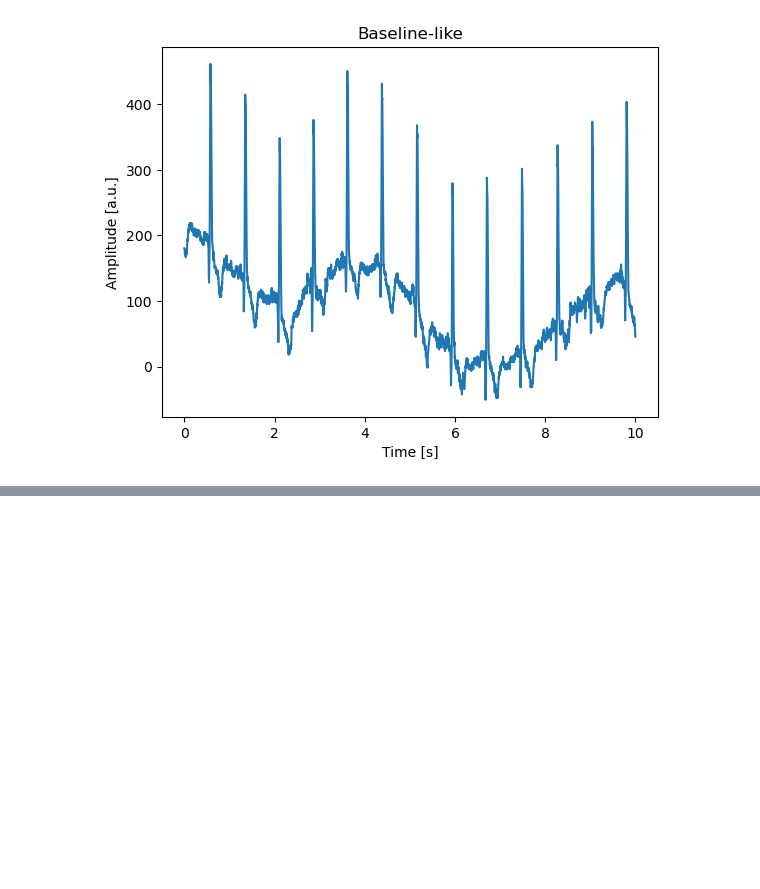
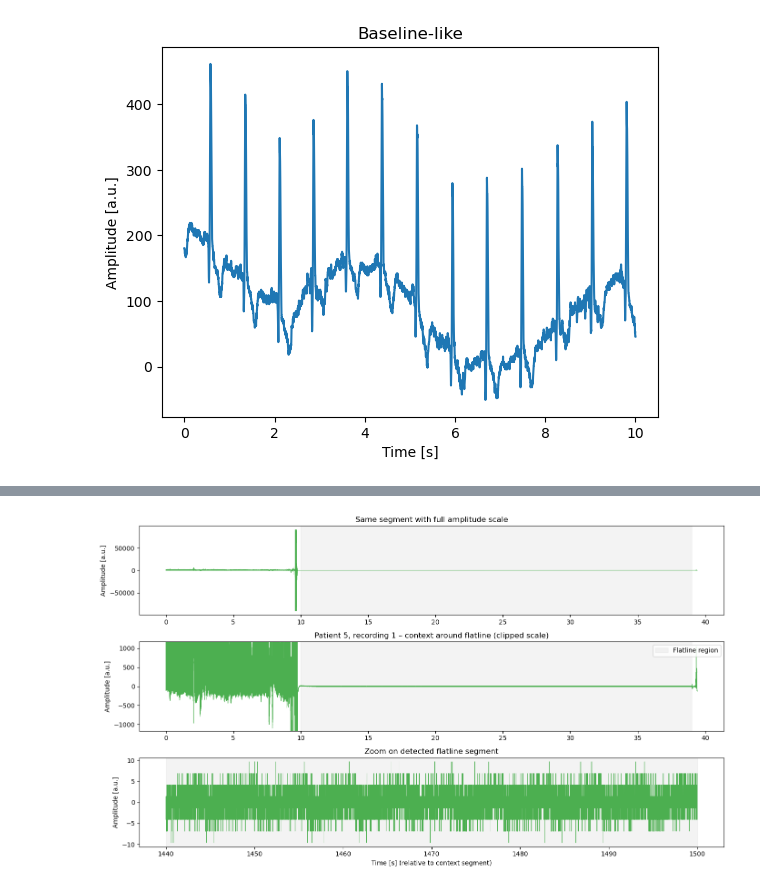
Before and after one commit to AU668208/Epilepsy_MasterThesis, a Jupyter notebook: Study3_main.ipynb, the cells around one changed output, grey strips where cells are left out. Saved outputs shown, nothing was run; the diff lists cells and outputs as text; code cells hidden in the pictures; blank space fills up the shorter version.

```diff
--- a/Study3_main.ipynb
+++ b/Study3_main.ipynb
@@ -422,0 +484,87 @@ Baseline-like: window 14068.0 starting at 140680.0 s
+# %%
+import numpy as np
+import matplotlib.pyplot as plt
+from src.hrv_epatch.plots.plotstyle import palette
+
+# --- indstil din ECG-farve her ---
+ecg_color = palette["primary"]  # skift evt. til din egen grønne
+
+# Patient 5, recording 1
+row_5 = df_nk[(df_nk["patient_id"] == 5) & (df_nk["recording_id"] == 1)].iloc[0]
+sig, meta = load_tdms_from_path(row_5["raw_tdms_path"])
+fs = meta.fs
+
+win_s = 10  # vindueslængde som i flatline-detektoren
+
+first_seg = flatline_segments_full[0]
+last_seg = flatline_segments_full[-1]
+
+flat_start_s = first_seg * win_s
+flat_end_s   = (last_seg + 1) * win_s
+
+# ~10 min før og efter
+margin_before = 10 * 60
+margin_after  = 10 * 60
+
+t0 = max(0, flat_start_s - margin_before)
+t1 = min(len(sig) / fs, flat_end_s + margin_after)
+
+idx0 = int(t0 * fs)
+idx1 = int(t1 * fs)
+sig_seg = sig[idx0:idx1]
+t_seg = np.arange(idx1 - idx0) / fs  # [s] relativt til t0
+
+flat_start_rel = flat_start_s - t0
+flat_end_rel   = flat_end_s - t0
+
+# Zoom: 60 s omkring midten af flatline
+zoom_center = (flat_start_s + flat_end_s) / 2
+zoom_half   = 30
+
+z0 = max(t0, zoom_center - zoom_half)
+z1 = min(t1, zoom_center + zoom_half)
+
+idz0 = int((z0 - t0) * fs)
+idz1 = int((z1 - t0) * fs)
+sig_zoom = sig_seg[idz0:idz1]
+t_zoom = np.arange(idz1 - idz0) / fs + (z0 - t0)
+
+flat_start_zoom = max(flat_start_rel, z0 - t0)
+flat_end_zoom   = min(flat_end_rel, z1 - t0)
+
+# robust y-grænse til det "klippede" plot (ignorerer de værste spikes)
+y_lim = np.percentile(np.abs(sig_seg), 99)
+
+fig, axes = plt.subplots(3, 1, figsize=(14, 8), sharex=False)
+
+# (a) Kontekst med klippet y-akse
+ax_full = axes[0]
+ax_full.plot(t_seg / 60, sig_seg, color=ecg_color, linewidth=0.6)
+ax_full.axvspan(flat_start_rel / 60, flat_end_rel / 60,
+                alpha=0.25, color="lightgrey")
+ax_full.set_ylabel("Amplitude [a.u.]")
+ax_full.set_title("Same segment with full amplitude scale")
+
+# (b) Samme kontekst, fuld skala (viser spike)
+ax = axes[1]
+ax.plot(t_seg / 60, sig_seg, color=ecg_color, linewidth=0.6)
+ax.axvspan(flat_start_rel / 60, flat_end_rel / 60,
+           alpha=0.25, color="lightgrey", label="Flatline region")
+ax.set_ylabel("Amplitude [a.u.]")
+ax.set_title("Patient 5, recording 1 – context around flatline (clipped scale)")
+ax.set_ylim(-y_lim, y_lim)
+ax.legend(loc="upper right")
+
+# (c) Zoom på flatline
+axz = axes[2]
+axz.plot(t_zoom, sig_zoom, color=ecg_color, linewidth=0.6)
+axz.axvspan(flat_start_zoom, flat_end_zoom,
+            alpha=0.25, color="lightgrey")
+axz.set_xlabel("Time [s] (relative to context segment)")
+axz.set_ylabel("Amplitude [a.u.]")
+axz.set_title("Zoom on detected flatline segment")
+
+plt.tight_layout()
+plt.show()
+# %% [output]
+[figure, added]
```
Also changed, not shown: parts of 4 cells of this notebook.
